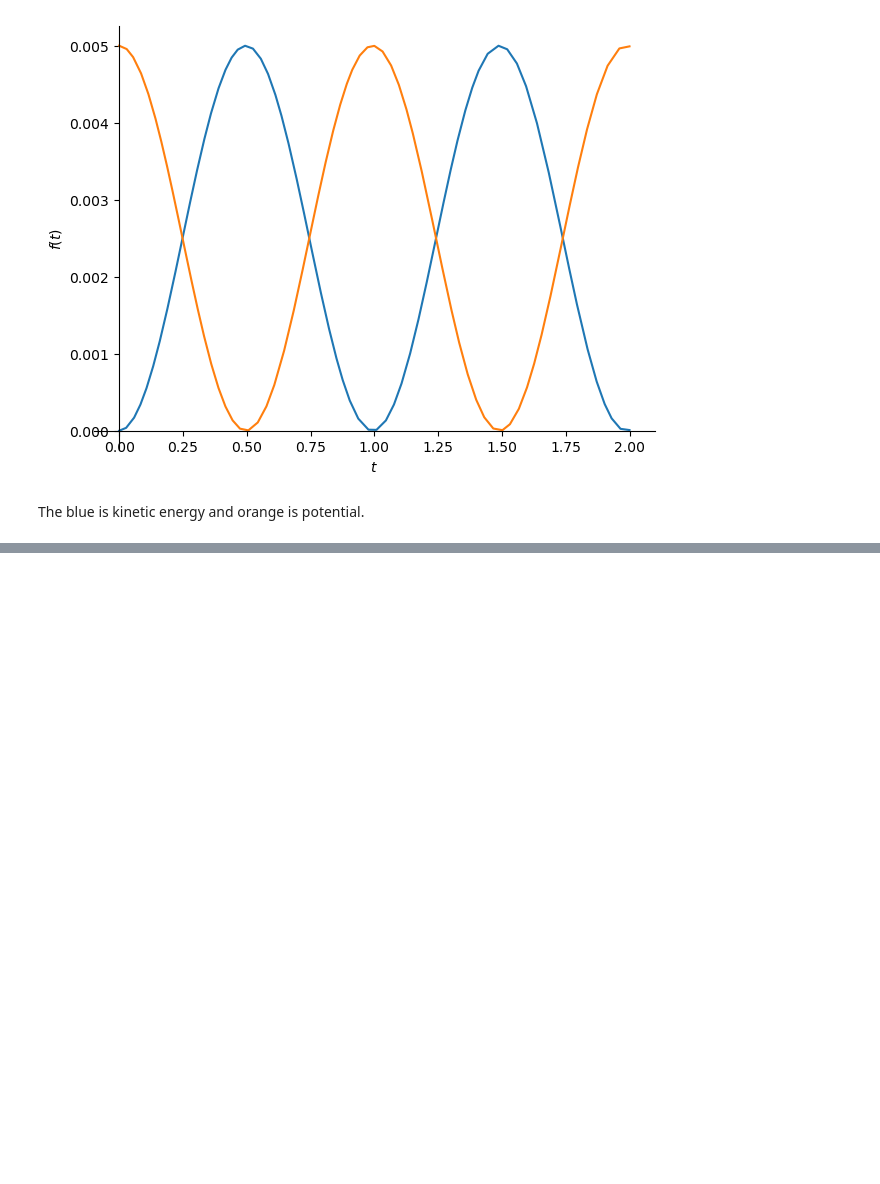
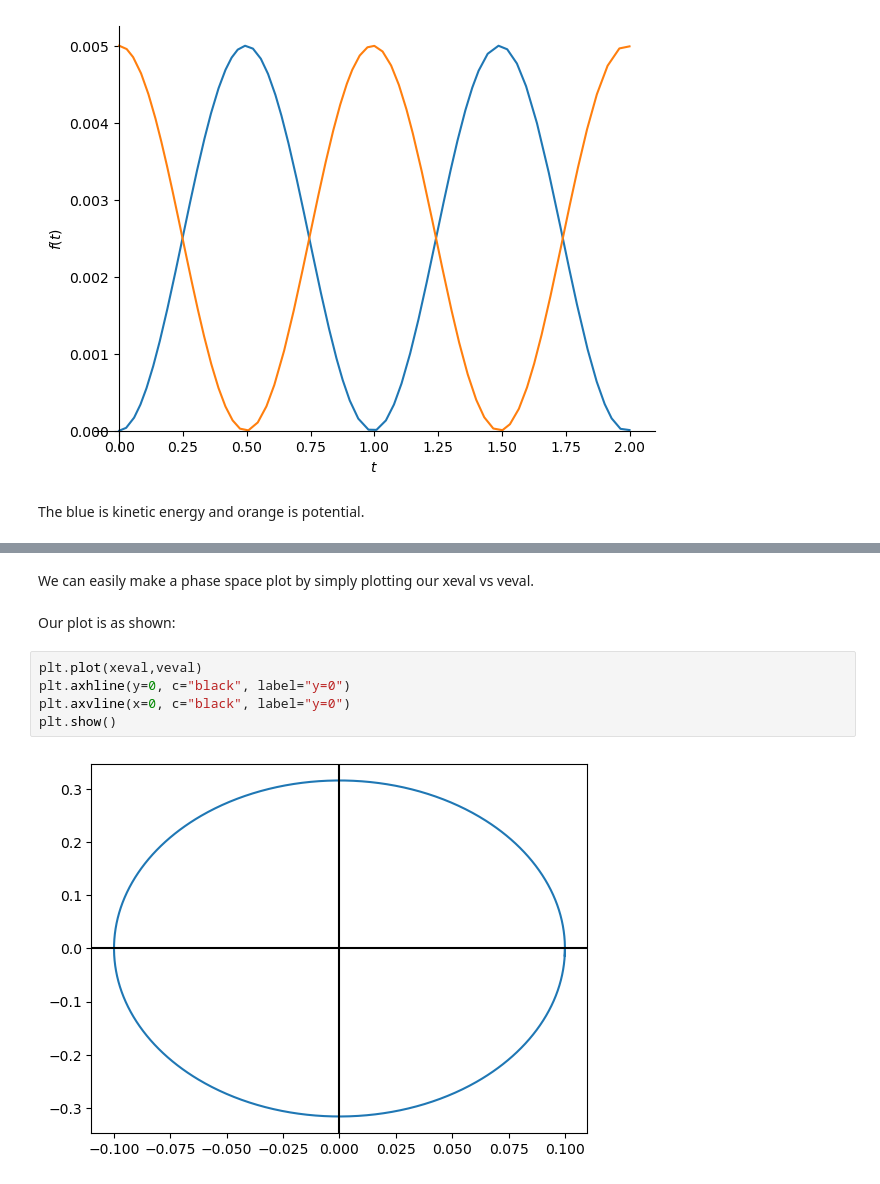
Before and after one commit to brinerk/LabsCapstone, a Jupyter notebook: Lab13/Lab13.ipynb, the cells around one changed output, grey strips where cells are left out. Drawn from its saved outputs; the diff is of its cells as text; blank space fills up the shorter version.

```diff
--- a/Lab13/Lab13.ipynb
+++ b/Lab13/Lab13.ipynb
@@ -165,0 +212,10 @@ The blue is kinetic energy and orange is potential.
+# %% [markdown]
+We can easily make a phase space plot by simply plotting our xeval vs veval.<br><br>
+Our plot is as shown:
+# %%
+plt.plot(xeval,veval)
+plt.axhline(y=0, c="black", label="y=0")
+plt.axvline(x=0, c="black", label="y=0")
+plt.show()
+# %% [output]
+[figure, added]
```
Also changed, not shown: parts of 8 cells of this notebook, 21 other files.
